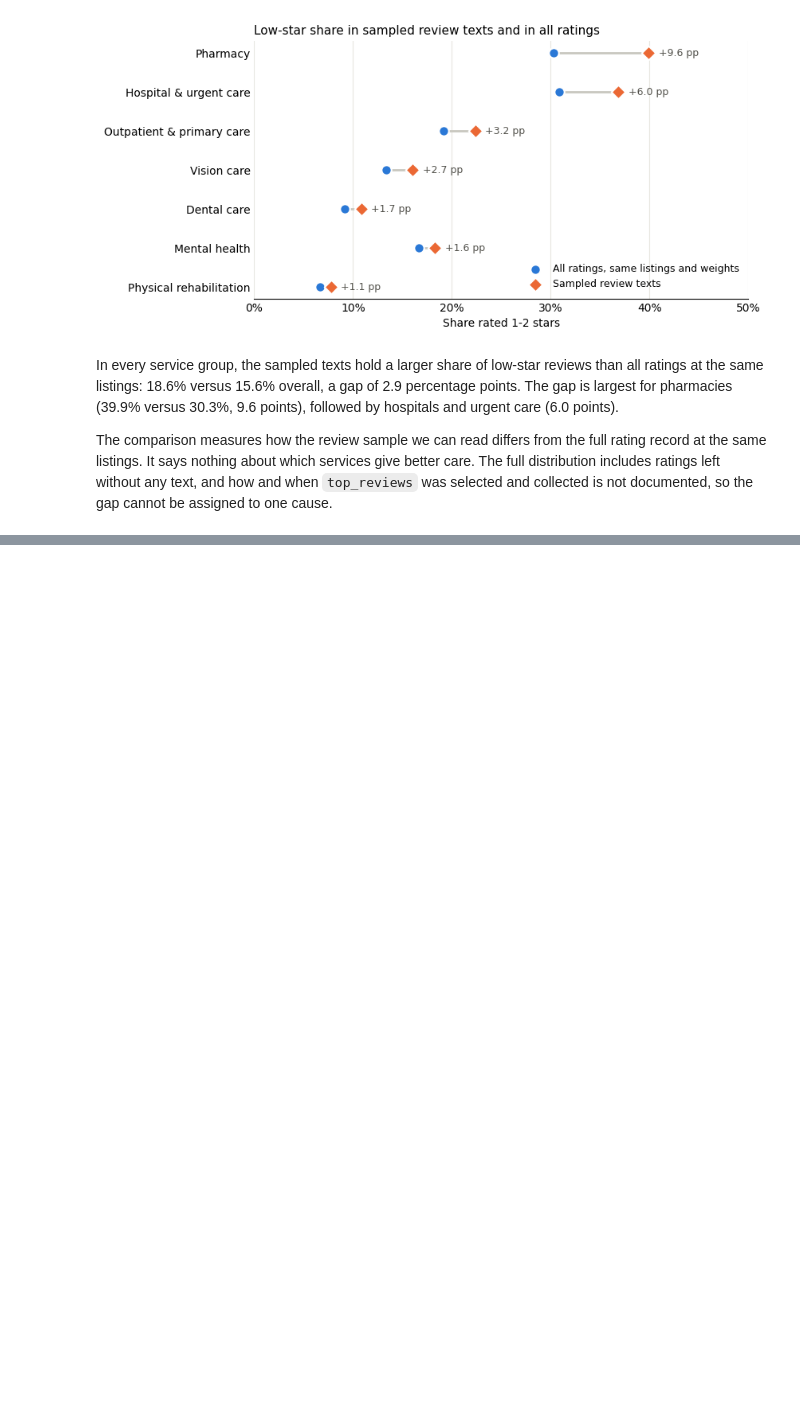
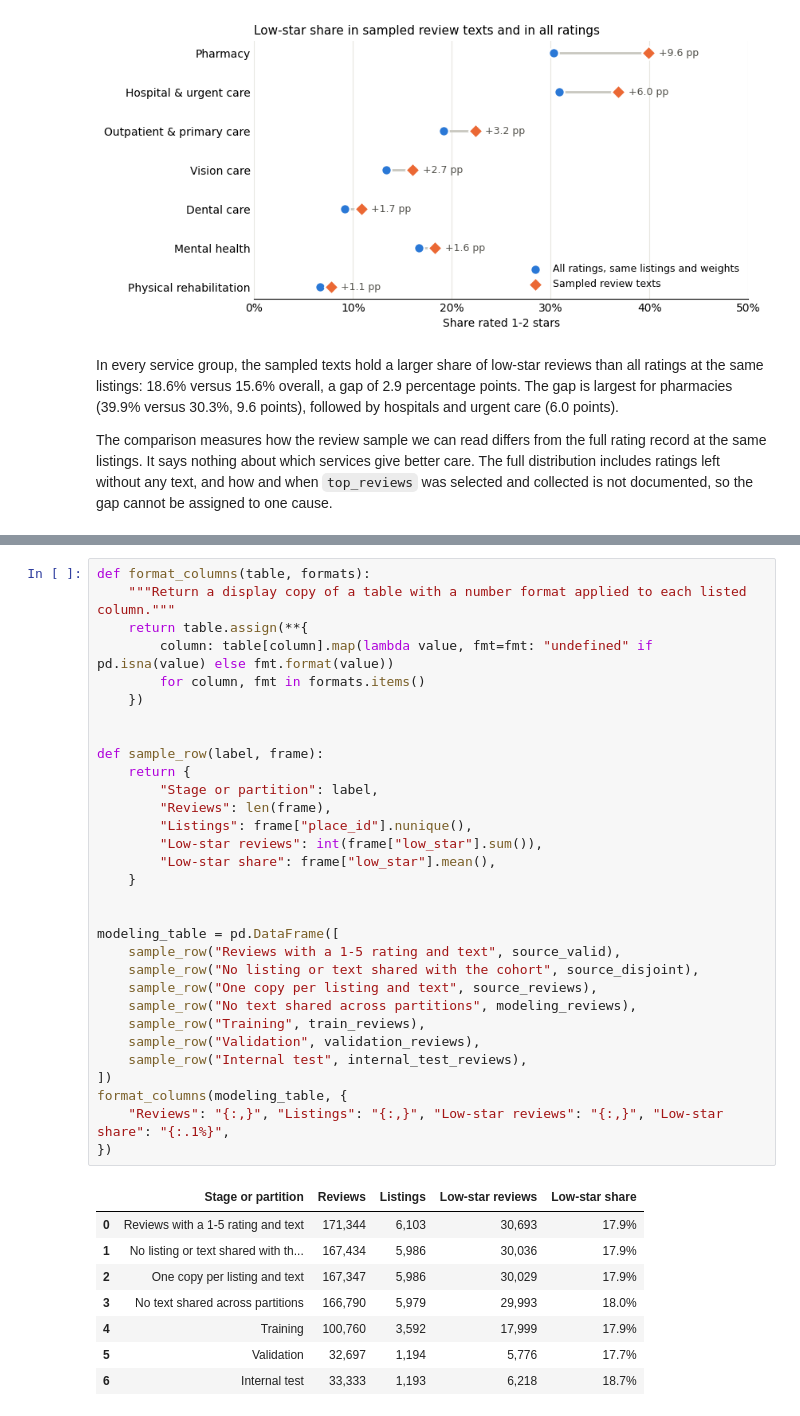
Before and after one commit to kptransfer2024-cmd/Datathon-For-SocialGood, a Jupyter notebook: analysis.ipynb, the cells around one changed output, grey strips where cells are left out. Drawn from its saved outputs; the diff is of its cells as text; blank space fills up the shorter version.

```diff
--- a/analysis.ipynb
+++ b/analysis.ipynb
@@ -518,0 +574,40 @@ Review text is the only model input. The baseline is a majority-class classifier
+# %%
+def format_columns(table, formats):
+    """Return a display copy of a table with a number format applied to each listed column."""
+    return table.assign(**{
+        column: table[column].map(lambda value, fmt=fmt: "undefined" if pd.isna(value) else fmt.format(value))
+        for column, fmt in formats.items()
+    })
+
+
+def sample_row(label, frame):
+    return {
+        "Stage or partition": label,
+        "Reviews": len(frame),
+        "Listings": frame["place_id"].nunique(),
+        "Low-star reviews": int(frame["low_star"].sum()),
+        "Low-star share": frame["low_star"].mean(),
+    }
+
+
+modeling_table = pd.DataFrame([
+    sample_row("Reviews with a 1-5 rating and text", source_valid),
+    sample_row("No listing or text shared with the cohort", source_disjoint),
+    sample_row("One copy per listing and text", source_reviews),
+    sample_row("No text shared across partitions", modeling_reviews),
+    sample_row("Training", train_reviews),
+    sample_row("Validation", validation_reviews),
+    sample_row("Internal test", internal_test_reviews),
+])
+format_columns(modeling_table, {
+    "Reviews": "{:,}", "Listings": "{:,}", "Low-star reviews": "{:,}", "Low-star share": "{:.1%}",
+})
+# %% [output]
+|  | Stage or partition | Reviews | Listings | Low-star reviews | Low-star share |
+| 0 | Reviews with a 1-5 rating and text | 171,344 | 6,103 | 30,693 | 17.9% |
+| 1 | No listing or text shared with th... | 167,434 | 5,986 | 30,036 | 17.9% |
+| 2 | One copy per listing and text | 167,347 | 5,986 | 30,029 | 17.9% |
+| 3 | No text shared across partitions | 166,790 | 5,979 | 29,993 | 18.0% |
+| 4 | Training | 100,760 | 3,592 | 17,999 | 17.9% |
+| 5 | Validation | 32,697 | 1,194 | 5,776 | 17.7% |
+| 6 | Internal test | 33,333 | 1,193 | 6,218 | 18.7% |
```
Also changed, not shown: parts of 25 cells of this notebook, 1 other file.
